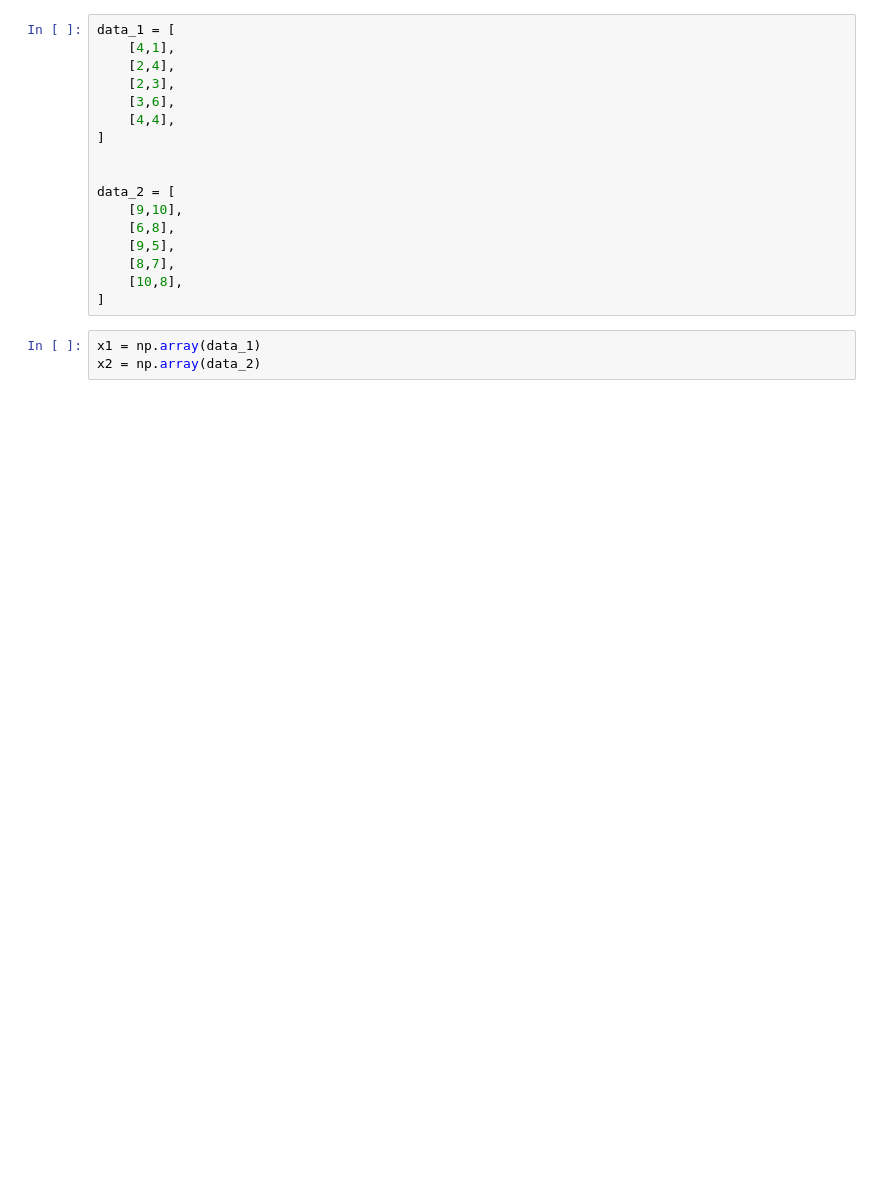
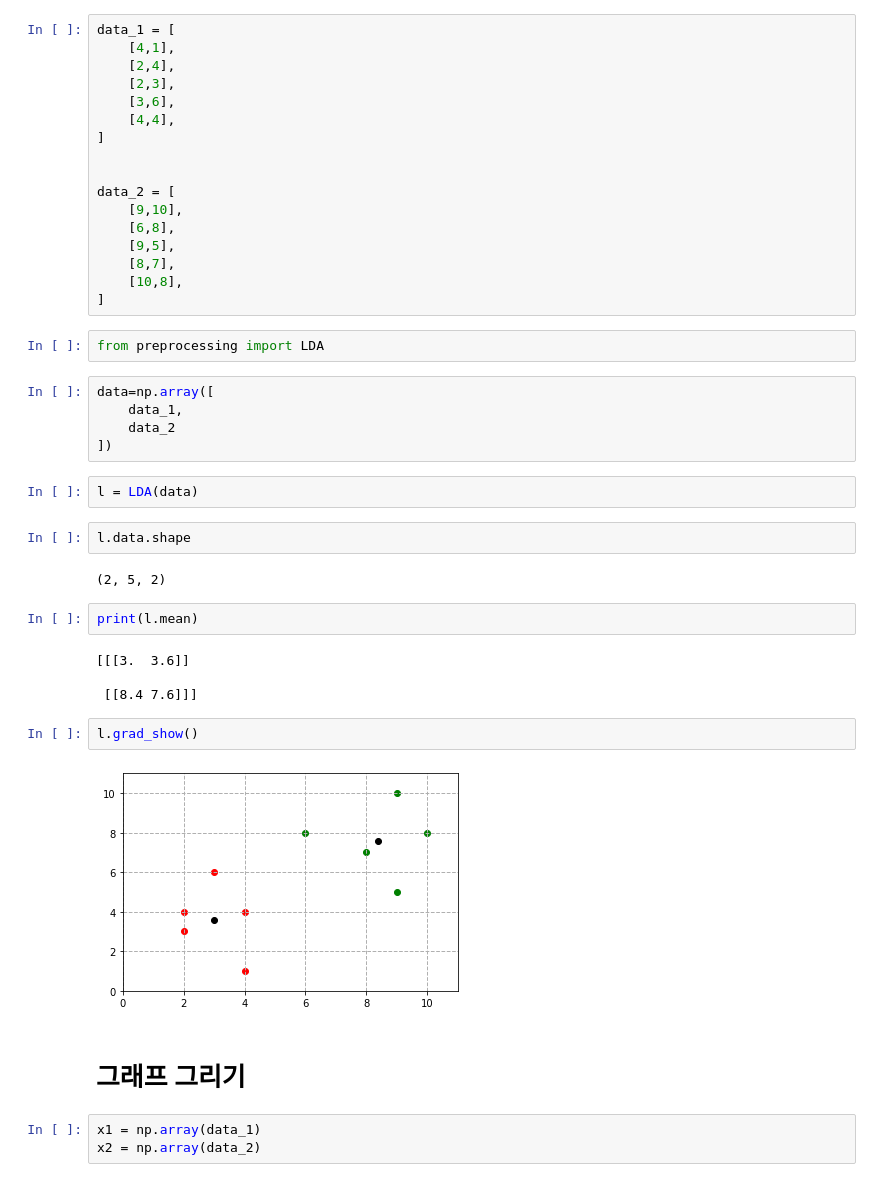
Before and after one commit to kyumly/CSW6001-HW, a Jupyter notebook: LDA.ipynb, the cells around one changed output. Saved outputs shown, nothing was run; the diff lists cells and outputs as text; blank space fills up the shorter version.

```diff
--- a/LDA.ipynb
+++ b/LDA.ipynb
@@ -17,6 +20,31 @@ data_2 = [
     [8,7],
     [10,8],
 ]
+# %%
+from preprocessing import LDA
+# %%
+data=np.array([
+    data_1,
+    data_2
+])
+# %%
+l = LDA(data)
+# %%
+l.data.shape
+# %% [output]
+(2, 5, 2)
+# %%
+print(l.mean)
+# %% [output]
+[[[3.  3.6]]
+
+ [[8.4 7.6]]]
+# %%
+l.grad_show()
+# %% [output]
+[figure, added]
+# %% [markdown]
+# 그래프 그리기
 # %%
 x1 = np.array(data_1)
 x2 = np.array(data_2)
```
Also changed, not shown: parts of 72 cells of this notebook, 4 other files.
